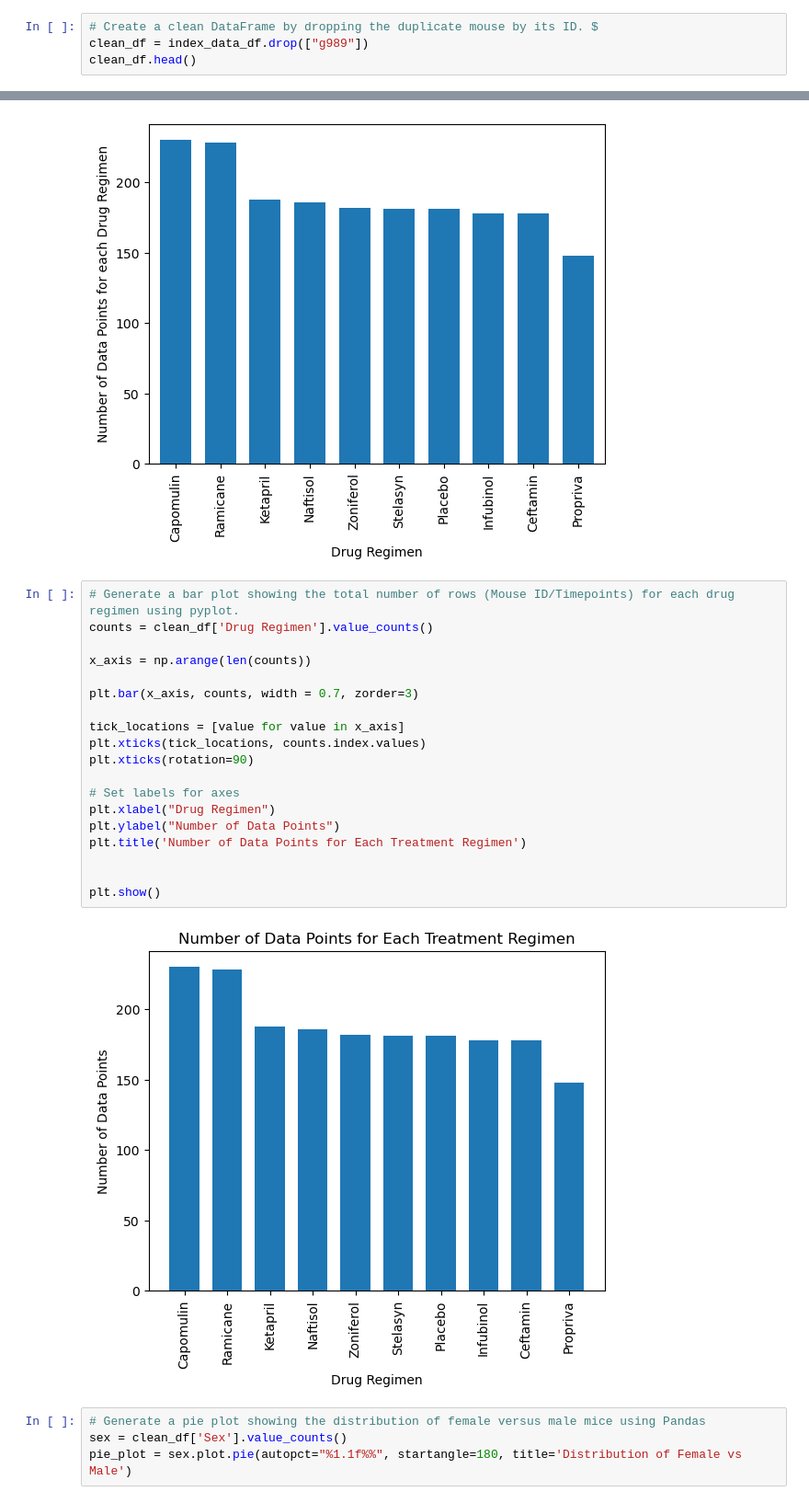
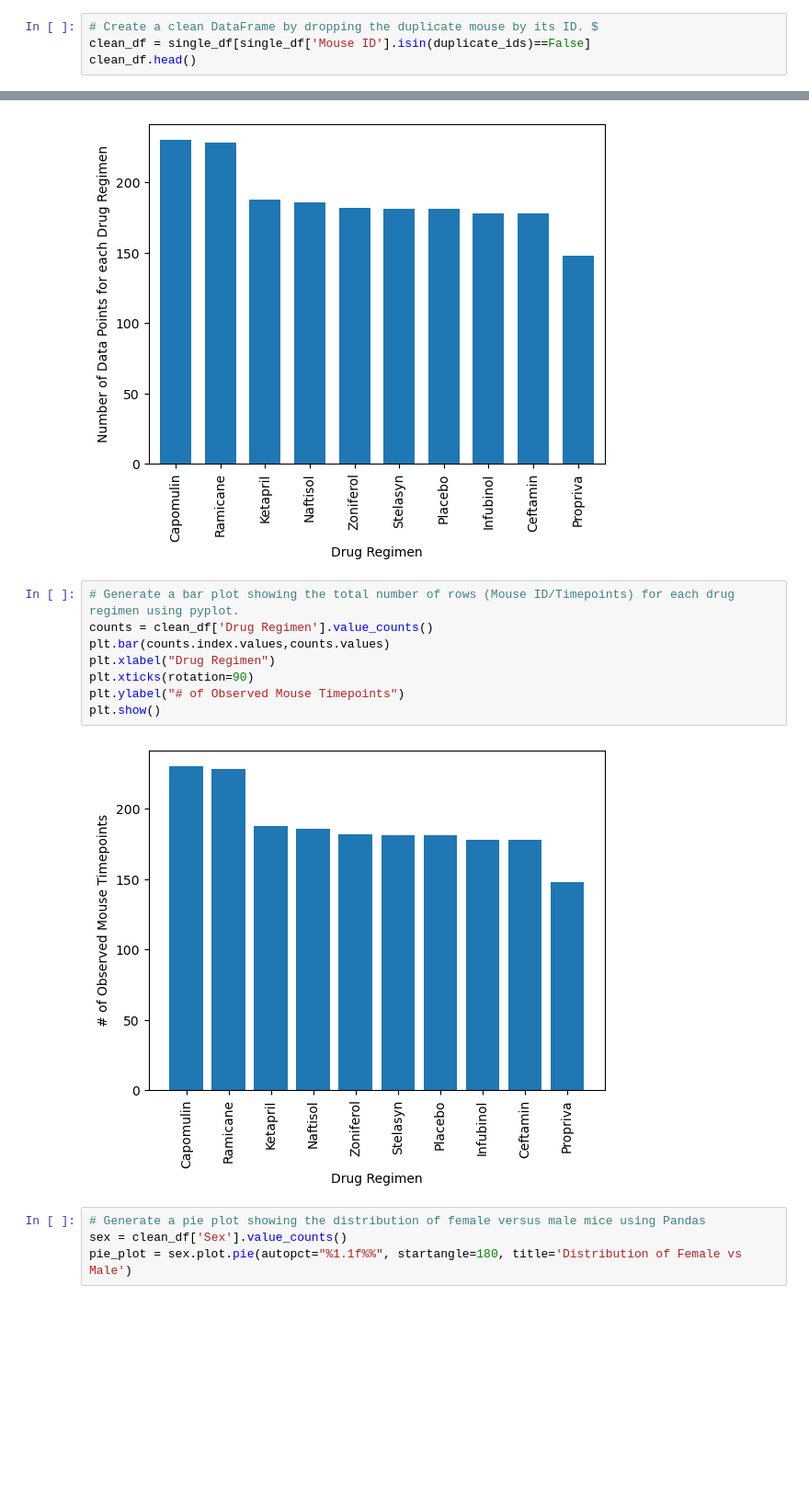
Before and after one commit to Kristen-Beer/pymaceuticals_challenge, a Jupyter notebook: pymaceuticals_starter.ipynb, the cells around one changed output, grey strips where cells are left out. Shown: that part at 92% size. Cells and saved outputs as stored; diff of their text form; blank space fills up the shorter version.

Commit message:
charts and linear regression

```diff
--- a/pymaceuticals_starter.ipynb
+++ b/pymaceuticals_starter.ipynb
@@ -67,6 +67,6 @@ index_data_df.loc['g989']
 | g989 | 35 | 62.570880 | 2 | Propriva | Female | 21 | 26 |
 # %%
 # Create a clean DataFrame by dropping the duplicate mouse by its ID. $
-clean_df = index_data_df.drop(["g989"])
+clean_df = single_df[single_df['Mouse ID'].isin(duplicate_ids)==False]
 clean_df.head()
 # %% [output]
@@ -154,24 +149,13 @@ Text(0, 0.5, 'Number of Data Points for each Drug Regimen')
 # %%
 # Generate a bar plot showing the total number of rows (Mouse ID/Timepoints) for each drug regimen using pyplot.
 counts = clean_df['Drug Regimen'].value_counts()
-
-x_axis = np.arange(len(counts))
-
-plt.bar(x_axis, counts, width = 0.7, zorder=3)
-
-tick_locations = [value for value in x_axis]
-plt.xticks(tick_locations, counts.index.values)
+plt.bar(counts.index.values,counts.values)
+plt.xlabel("Drug Regimen")
 plt.xticks(rotation=90)
-
-# Set labels for axes
-plt.xlabel("Drug Regimen")
-plt.ylabel("Number of Data Points")
-plt.title('Number of Data Points for Each Treatment Regimen')
-
-
+plt.ylabel("# of Observed Mouse Timepoints")
 plt.show()
 # %% [output]
-[figure, old version]
+[figure, new version]
 # %%
 # Generate a pie plot showing the distribution of female versus male mice using Pandas
 sex = clean_df['Sex'].value_counts()
```
Also changed, not shown: parts of 11 cells of this notebook.
